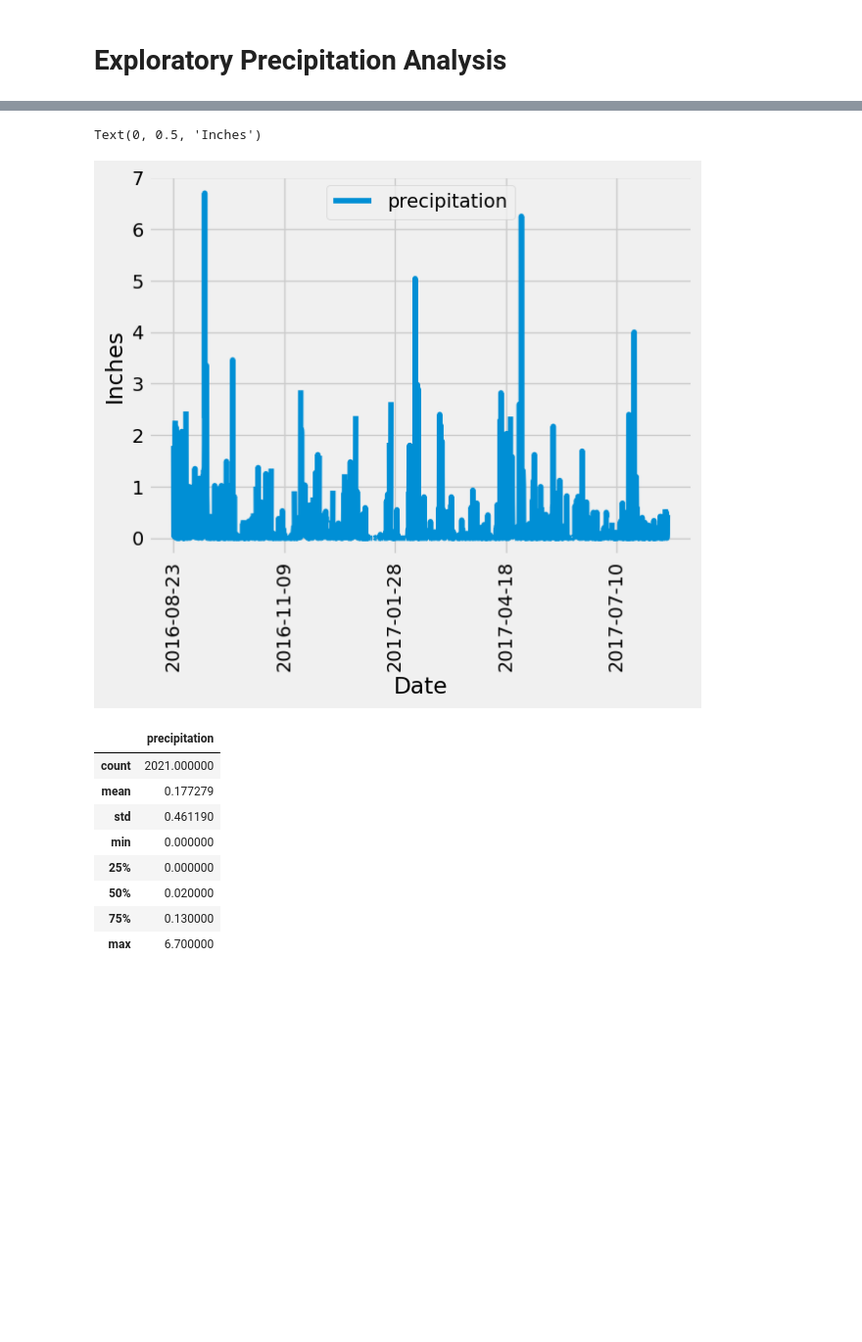
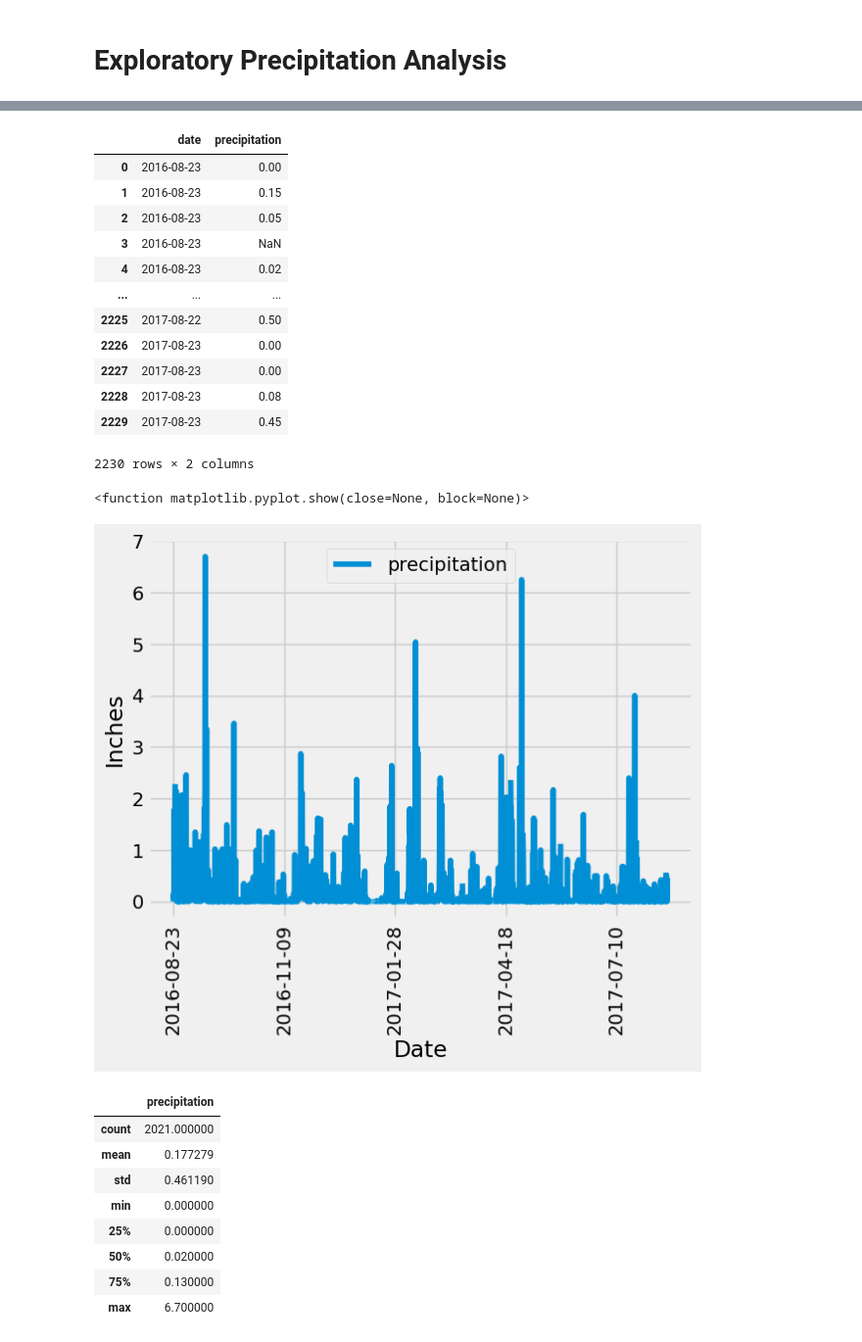
Before and after one commit to Robyn2024/sqlalchemy_challenge, a Jupyter notebook: climate_starter.ipynb, the cells around one changed output, grey strips where cells are left out. Shown at 98% size. Saved outputs shown, nothing was run; the diff lists cells and outputs as text; code cells hidden in the pictures; blank space fills up the shorter version.

```diff
--- a/climate_starter.ipynb
+++ b/climate_starter.ipynb
@@ -83,19 +88,35 @@ df_results=df_results.rename(columns={"prcp":"precipitation"})
 
 # Sort the dataframe by date
 df_results.sort_values(by=['date'], ascending=True)
-df_results=df_results.dropna()
-df_results=df_results.reset_index(drop=True)
+#df_results=df_results.dropna()
+#df_results=df_results.reset_index(drop=True)
 
-# Use Pandas Plotting with Matplotlib to plot the data
-ax=df_results.plot(color='b',figsize=(12,10),legend=True,linewidth=9.0,grid=True)
-#Removing xticks
-plt.setp(ax.get_xticklabels(), visible=False)
-plt.tight_layout()
-plt.xlabel("date")
-plt.show()
+df_results
 # %% [output]
+|  | date | precipitation |
+| 0 | 2016-08-23 | 0.00 |
+| 1 | 2016-08-23 | 0.15 |
+| 2 | 2016-08-23 | 0.05 |
+| 3 | 2016-08-23 | NaN |
+| 4 | 2016-08-23 | 0.02 |
+| ... | ... | ... |
+| 2225 | 2017-08-22 | 0.50 |
+| 2226 | 2017-08-23 | 0.00 |
+| 2227 | 2017-08-23 | 0.00 |
+| 2228 | 2017-08-23 | 0.08 |
+| 2229 | 2017-08-23 | 0.45 |
-Text(0, 0.5, 'Inches')
+2230 rows × 2 columns
-[figure, removed]
+# %%
+# Plot the precipitation for the past 12 months
+df_results.plot(x="date", y="precipitation", rot=90)
+plt.xlabel("Date")
+plt.ylabel("Inches")
+# Save image
+plt.savefig("Images/Precipitation.png")
+plt.show
+# %% [output]
+<function matplotlib.pyplot.show(close=None, block=None)>
+[figure, added]
 # %%
 # Use Pandas to calculate the summary statistics for the precipitation data
 df_results.describe()
```
Also changed, not shown: parts of 9 cells of this notebook.
